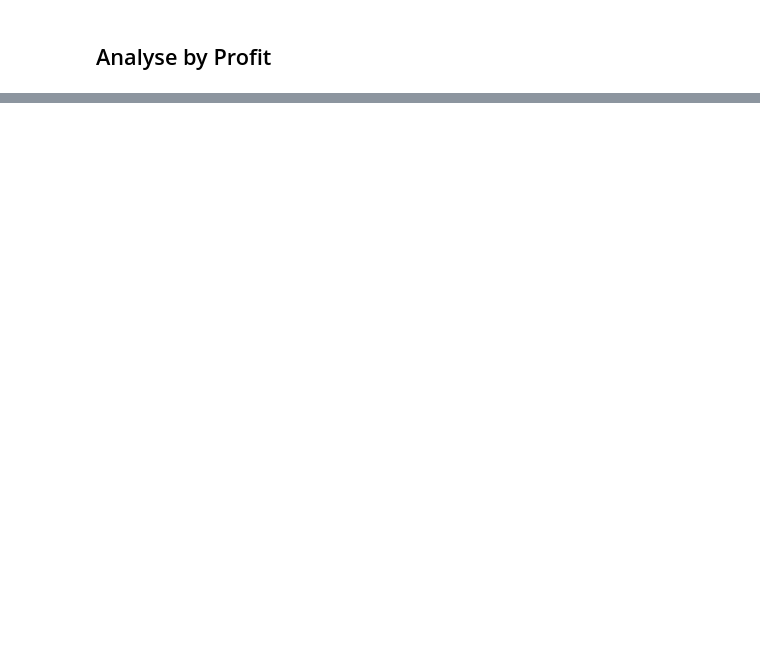
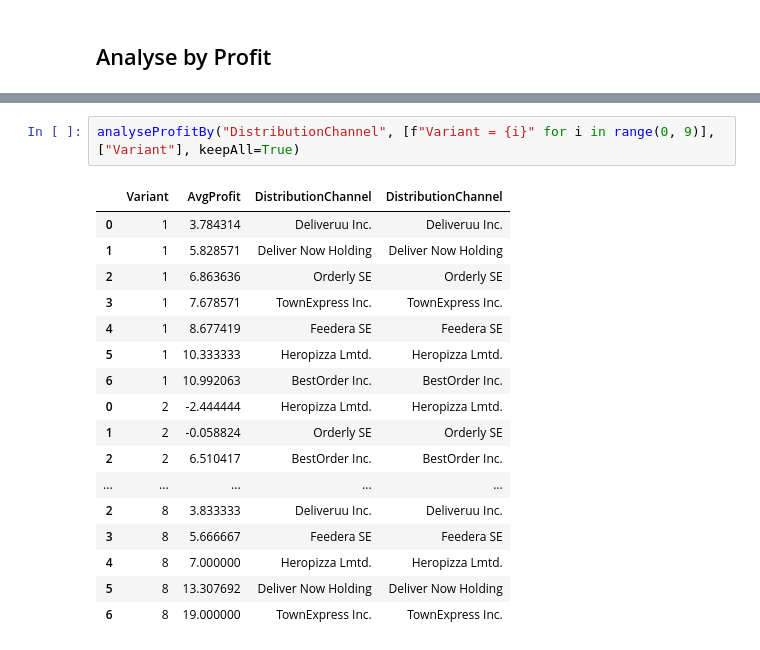
Before and after one commit to philippmayrth/IISProcessInt, a Jupyter notebook: BPMN.ipynb, the cells around one changed output, grey strips where cells are left out. Drawn from its saved outputs; the diff is of its cells as text; blank space fills up the shorter version.

```diff
--- a/BPMN.ipynb
+++ b/BPMN.ipynb
@@ -384,0 +466,20 @@ IsCustomerSatisfied: 0.14747506910145264
+# %%
+analyseProfitBy("DistributionChannel", [f"Variant = {i}" for i in range(0, 9)], ["Variant"], keepAll=True)
+# %% [output]
+|  | Variant | AvgProfit | DistributionChannel | DistributionChannel |
+| 0 | 1 | 3.784314 | Deliveruu Inc. | Deliveruu Inc. |
+| 1 | 1 | 5.828571 | Deliver Now Holding | Deliver Now Holding |
+| 2 | 1 | 6.863636 | Orderly SE | Orderly SE |
+| 3 | 1 | 7.678571 | TownExpress Inc. | TownExpress Inc. |
+| 4 | 1 | 8.677419 | Feedera SE | Feedera SE |
+| 5 | 1 | 10.333333 | Heropizza Lmtd. | Heropizza Lmtd. |
+| 6 | 1 | 10.992063 | BestOrder Inc. | BestOrder Inc. |
+| 0 | 2 | -2.444444 | Heropizza Lmtd. | Heropizza Lmtd. |
+| 1 | 2 | -0.058824 | Orderly SE | Orderly SE |
+| 2 | 2 | 6.510417 | BestOrder Inc. | BestOrder Inc. |
+| ... | ... | ... | ... | ... |
+| 2 | 8 | 3.833333 | Deliveruu Inc. | Deliveruu Inc. |
+| 3 | 8 | 5.666667 | Feedera SE | Feedera SE |
+| 4 | 8 | 7.000000 | Heropizza Lmtd. | Heropizza Lmtd. |
+| 5 | 8 | 13.307692 | Deliver Now Holding | Deliver Now Holding |
+| 6 | 8 | 19.000000 | TownExpress Inc. | TownExpress Inc. |
```
Also changed, not shown: parts of 23 cells of this notebook, 2 other files.
